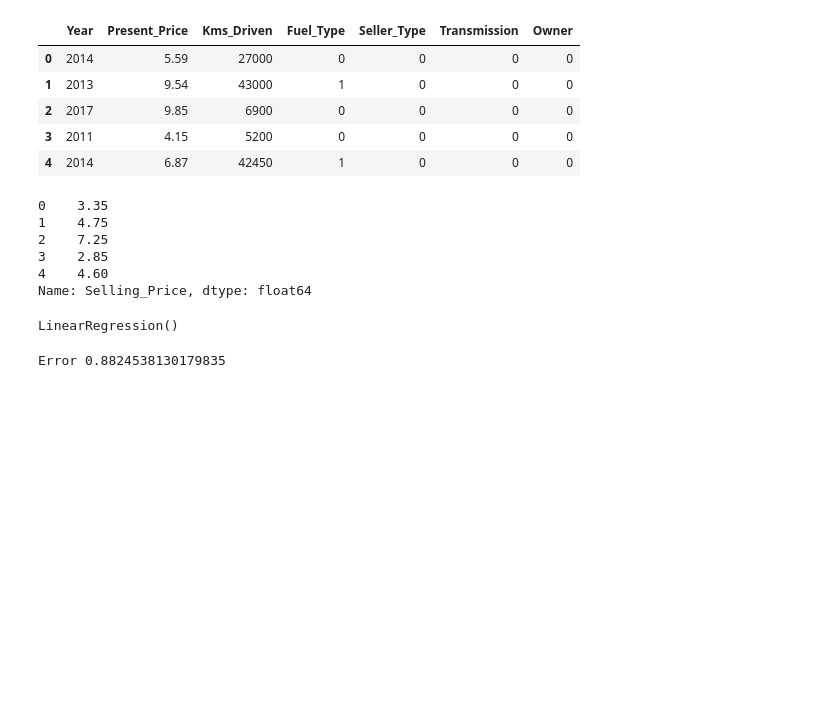
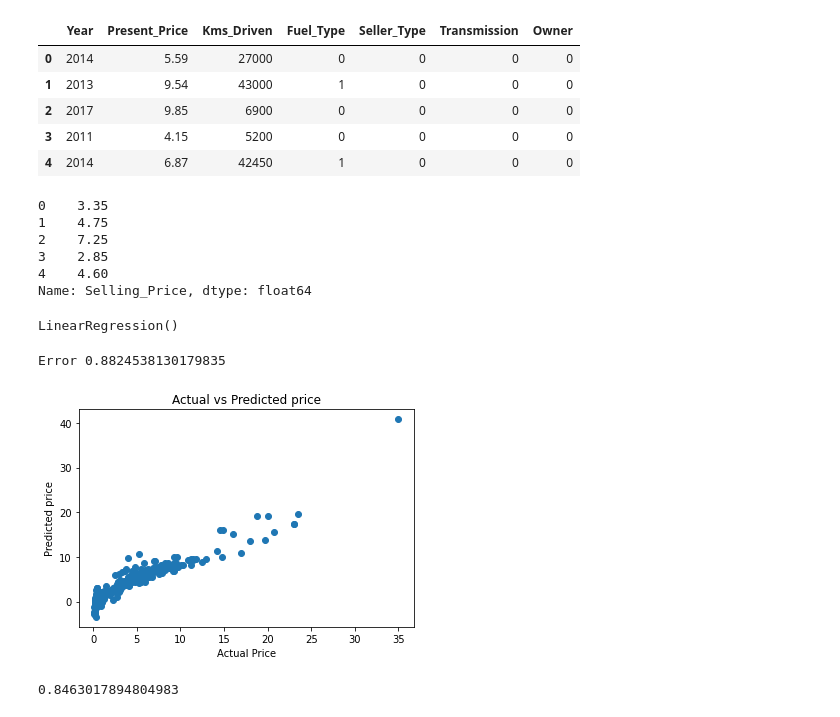
Before and after one commit to snad0/Car_Price_prediction, a Jupyter notebook: Untitled.ipynb, the cells around one changed output. Drawn from its saved outputs; the diff is of its cells as text; code cells hidden in the pictures; blank space fills up the shorter version.

```diff
--- a/Untitled.ipynb
+++ b/Untitled.ipynb
@@ -108,0 +107,9 @@ Error 0.8824538130179835
+# %%
+#Visualization
+plt.scatter(Y_train,prediction)
+plt.xlabel("Actual Price")
+plt.ylabel("Predicted price")
+plt.title("Actual vs Predicted price")
+plt.show()
+# %% [output]
+[figure, added]
@@ -108,0 +121,4 @@ Error 0.8824538130179835
+# %%
+print(test_error)
+# %% [output]
+0.8463017894804983
```
Also changed, not shown: parts of 5 cells of this notebook.
